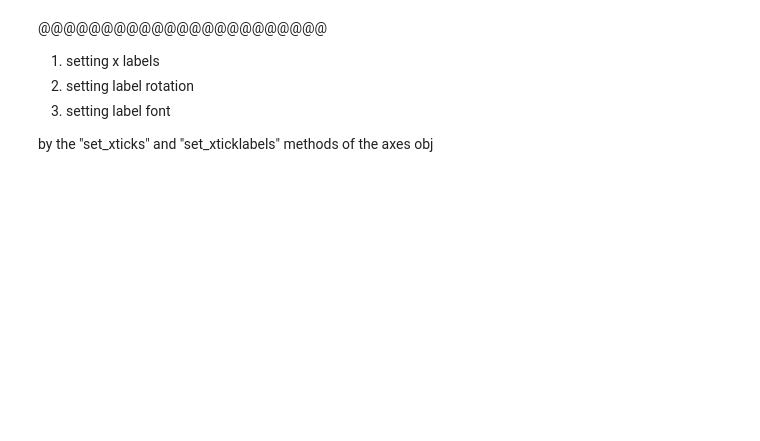
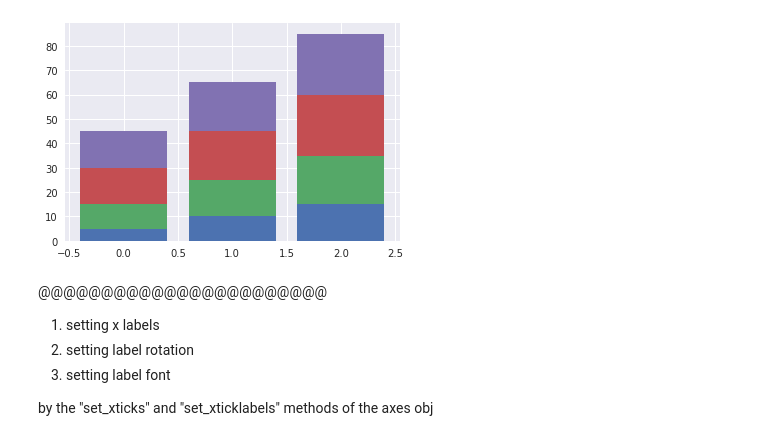
Before and after one commit to babinyurii/cheet_sheets, a Jupyter notebook: matplotlib_cheet_sheet.ipynb, the cells around one changed output. Saved outputs shown, nothing was run; the diff lists cells and outputs as text; code cells hidden in the pictures; blank space fills up the shorter version.

```diff
--- a/matplotlib_cheet_sheet.ipynb
+++ b/matplotlib_cheet_sheet.ipynb
@@ -29,3 +37,18 @@ you need "bottom" parameter which is the sum of the previous
+# %%
+stack_bar = plt.figure()
+b = [5,10,15]
+b1 = [10, 15, 20]
+b2 = [15, 20, 25]
+b3 = [20, 25, 30]
+
+plt.bar(list(range(len(b))), b)
+plt.bar(list(range(len(b1))), b1, bottom=b) # <<<<<<
+plt.bar(list(range(len(b2))), b2, bottom=np.array(b) + np.array(b1))  # <<<<<<
+plt.bar(list(range(len(b2))), b2, bottom=np.array(b) + np.array(b1) + np.array(b2))  # <<<<<<
+
+plt.show()
+# %% [output]
+[figure, added]
 # %% [markdown]
 @@@@@@@@@@@@@@@@@@@@@@@
 
```
Also changed, not shown: parts of 13 cells of this notebook.
